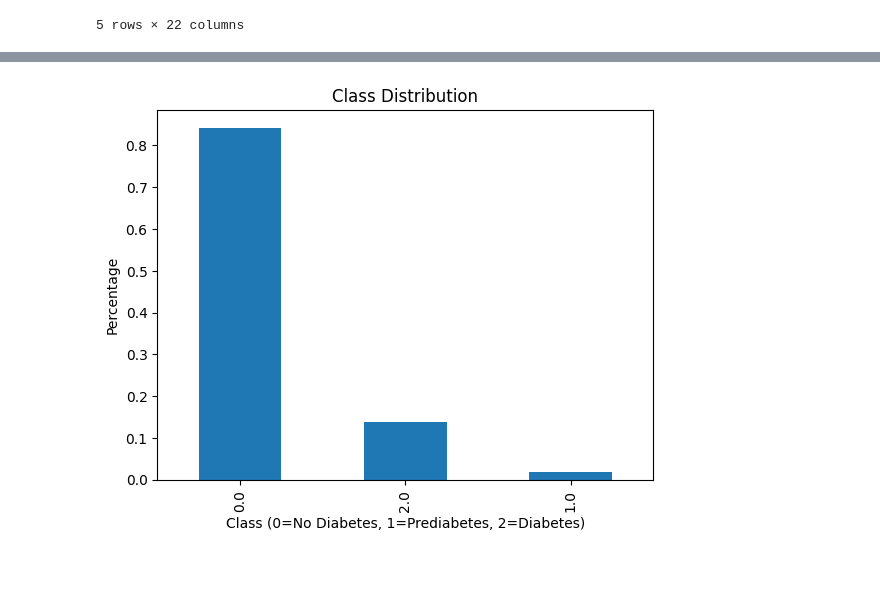
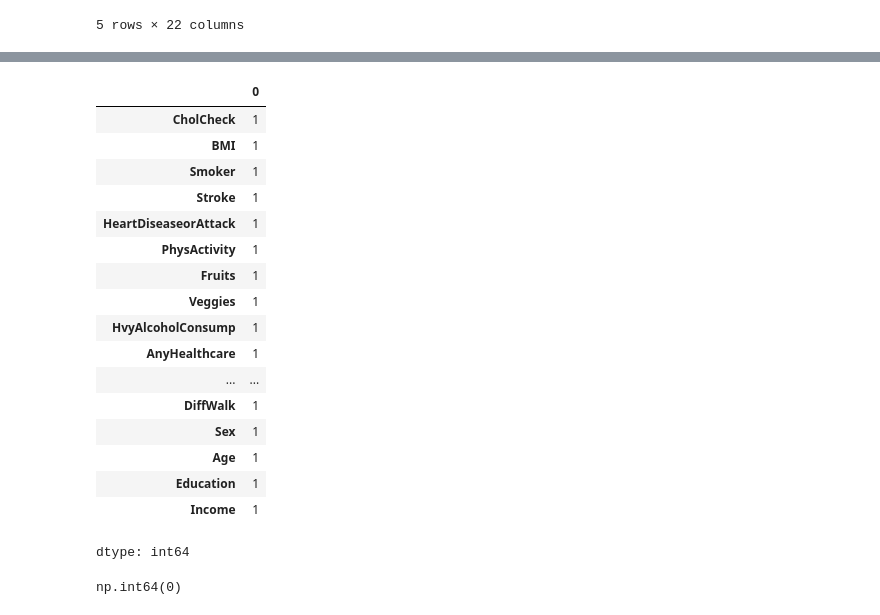
Before and after one commit to mnab93/diabetes-risk-prediction-ML, a Jupyter notebook: Diabetes_Health_Indicators.ipynb, the cells around one changed output, grey strips where cells are left out. Drawn from its saved outputs; the diff is of its cells as text; code cells hidden in the pictures; blank space fills up the shorter version.

Commit message:
Created using Colab- new with cleaned missing data

```diff
--- a/Diabetes_Health_Indicators.ipynb
+++ b/Diabetes_Health_Indicators.ipynb
@@ -80,9 +80,22 @@ df.isnull().sum()
 dtype: int64
-# %%
-df['Diabetes_012'].value_counts(normalize=True).plot(kind='bar')
-plt.title('Class Distribution')
-plt.xlabel('Class (0=No Diabetes, 1=Prediabetes, 2=Diabetes)')
-plt.ylabel('Percentage')
-plt.show()
-# %% [output]
-[figure, removed]
+# %%
+df.isnull().sum()[df.isnull().sum() > 0]
+# %% [output]
+|  | 0 |
+| CholCheck | 1 |
+| BMI | 1 |
+| Smoker | 1 |
+| Stroke | 1 |
+| HeartDiseaseorAttack | 1 |
+| PhysActivity | 1 |
+| Fruits | 1 |
+| Veggies | 1 |
+| HvyAlcoholConsump | 1 |
+| AnyHealthcare | 1 |
+| ... | ... |
+| DiffWalk | 1 |
+| Sex | 1 |
+| Age | 1 |
+| Education | 1 |
+| Income | 1 |
+dtype: int64
@@ -89,3 +112,7 @@ plt.show()
+# %%
+df_clean.isnull().sum().sum()
+# %% [output]
+np.int64(0)
 # %%
 #attributes correlation
 plt.figure(figsize=(16, 10))
```
Also changed, not shown: parts of 14 cells of this notebook.
